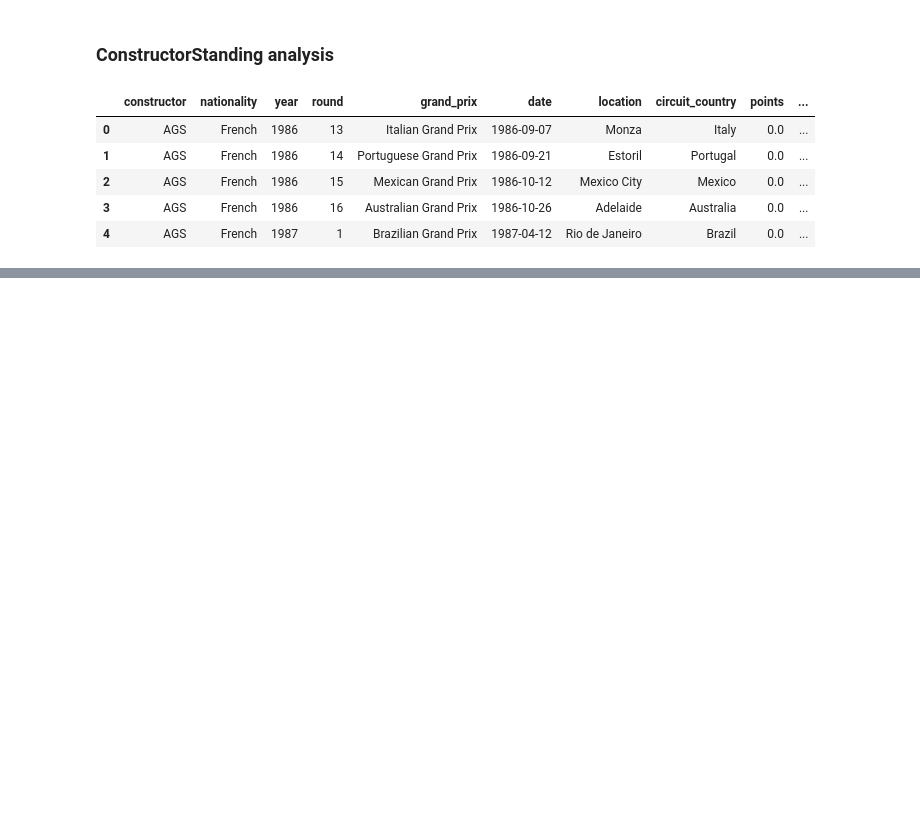
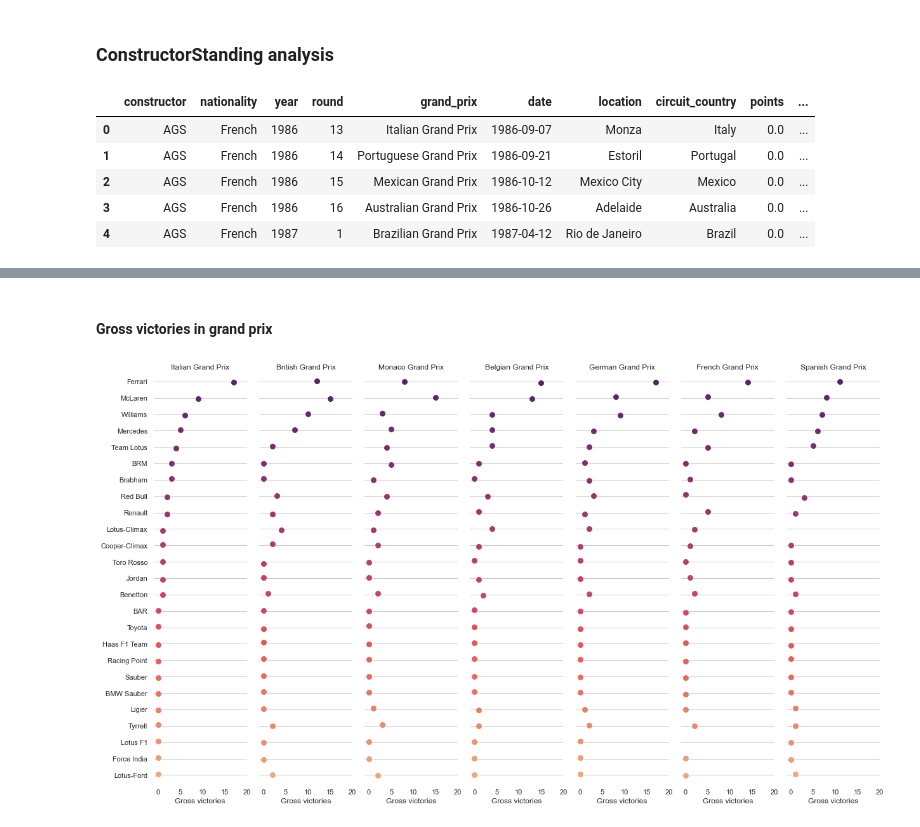
Before and after one commit to snn2spade/scb_challenge, a Jupyter notebook: scb_challenge.ipynb, the cells around one changed output, grey strips where cells are left out. Drawn from its saved outputs; the diff is of its cells as text; code cells hidden in the pictures; blank space fills up the shorter version.

```diff
--- a/scb_challenge.ipynb
+++ b/scb_challenge.ipynb
@@ -487,0 +524,35 @@ df_10.head()
+# %% [markdown]
+#### Gross victories in grand prix
+# %%
+sns.set_theme(style="whitegrid")
+df_12 = df_11.copy()
+df_12 = df_12[df_12["grand_prix"].isin(df_6.head(7)["grand_prix"])]
+df_12 = df_12[df_12["constructor"].isin(df_5.head(25)["constructor"])]
+df_12 = df_12.pivot("constructor","grand_prix","total_wins")
+df_12 = df_12.reindex(df_6.head(7)["grand_prix"],axis="columns")
+df_12 = df_12.reindex(df_5.head(25)["constructor"])
+df_12 = df_12.reset_index()
+g = sns.PairGrid(df_12.sort_values("Italian Grand Prix", ascending=False), x_vars=df_12.columns[1:], y_vars=["constructor"],
+                 height=10, aspect=0.25)
+
+# Draw a dot plot using the stripplot function
+g.map(sns.stripplot, size=10, orient="h",
+      palette="flare_r", linewidth=1, edgecolor="w")
+
+# Use the same x axis limits on all columns and add better labels
+g.set(xlim=(-1, 20), xlabel="Gross victories", ylabel="", xticks=range(0,21,5))
+
+# # Use semantically meaningful titles for the columns
+titles = df_12.columns[1:]
+
+for ax, title in zip(g.axes.flat, titles):
+    # Set a different title for each axes
+    ax.set(title=title)
+    # Make the grid horizontal instead of vertical
+    ax.xaxis.grid(False)
+    ax.yaxis.grid(True)
+
+sns.despine(left=True, bottom=True)
+plt.tight_layout()
+# %% [output]
+[figure, added]
```
Also changed, not shown: parts of 68 cells of this notebook.
